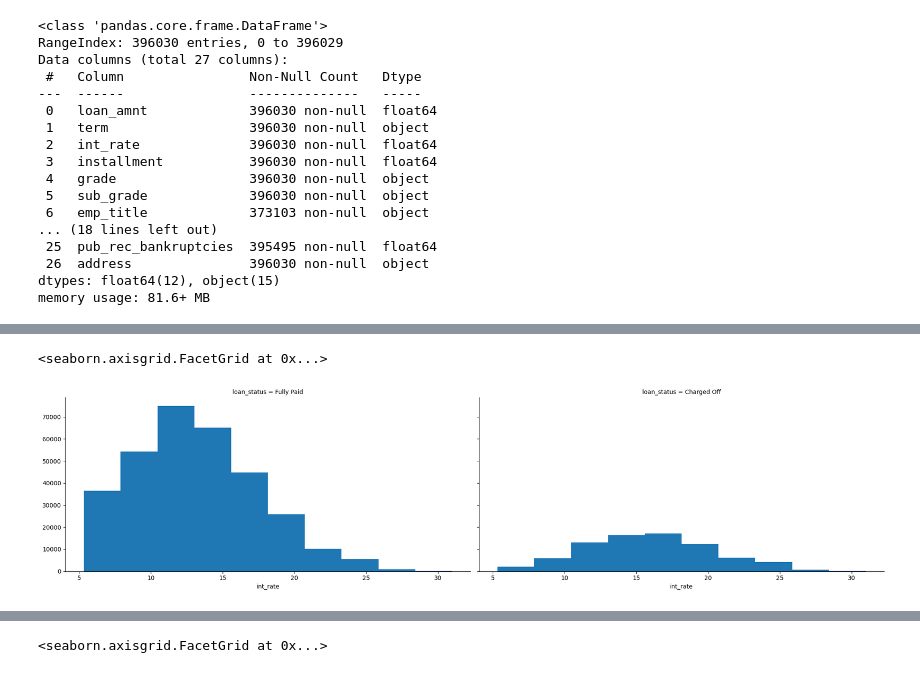
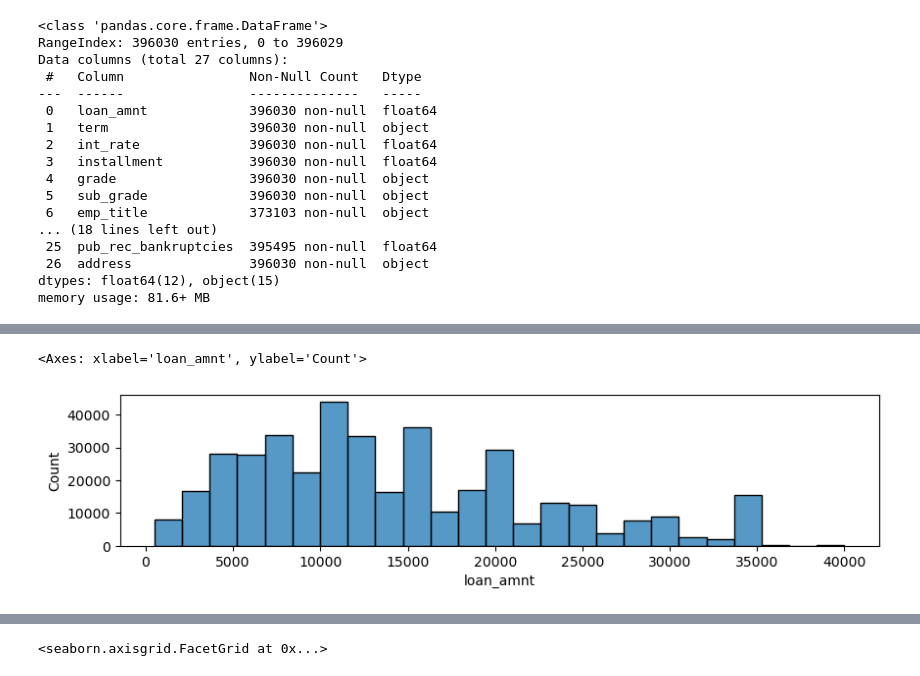
Before and after one commit to Calesua/LendingClub_Analytics-NN-Tensorflow-, a Jupyter notebook: Keras Project Solo.ipynb, the cells around one changed output, grey strips where cells are left out. Cells and saved outputs as stored; diff of their text form; code cells hidden in the pictures.

```diff
--- a/Keras Project Solo.ipynb
+++ b/Keras Project Solo.ipynb
@@ -163,7 +98,8 @@ https://gist.github.com/mwaskom/de44147ed2974457ad6372750bbe5751
-# %%
-g = sns.FacetGrid(lc_loan,col='loan_status',height=5, aspect=2)
-g.map(plt.hist,'int_rate')
-# %% [output]
-<seaborn.axisgrid.FacetGrid at 0x...>
-[figure, removed]
+# %%
+# Distribution of the amount borrowed for historic loans
+plt.figure(figsize=(10,2))
+sns.histplot(lc_loan['loan_amnt'], kde=False, bins=25)
+# %% [output]
+<Axes: xlabel='loan_amnt', ylabel='Count'>
+[figure, added]
 # %%
```
Also changed, not shown: parts of 25 cells of this notebook.
